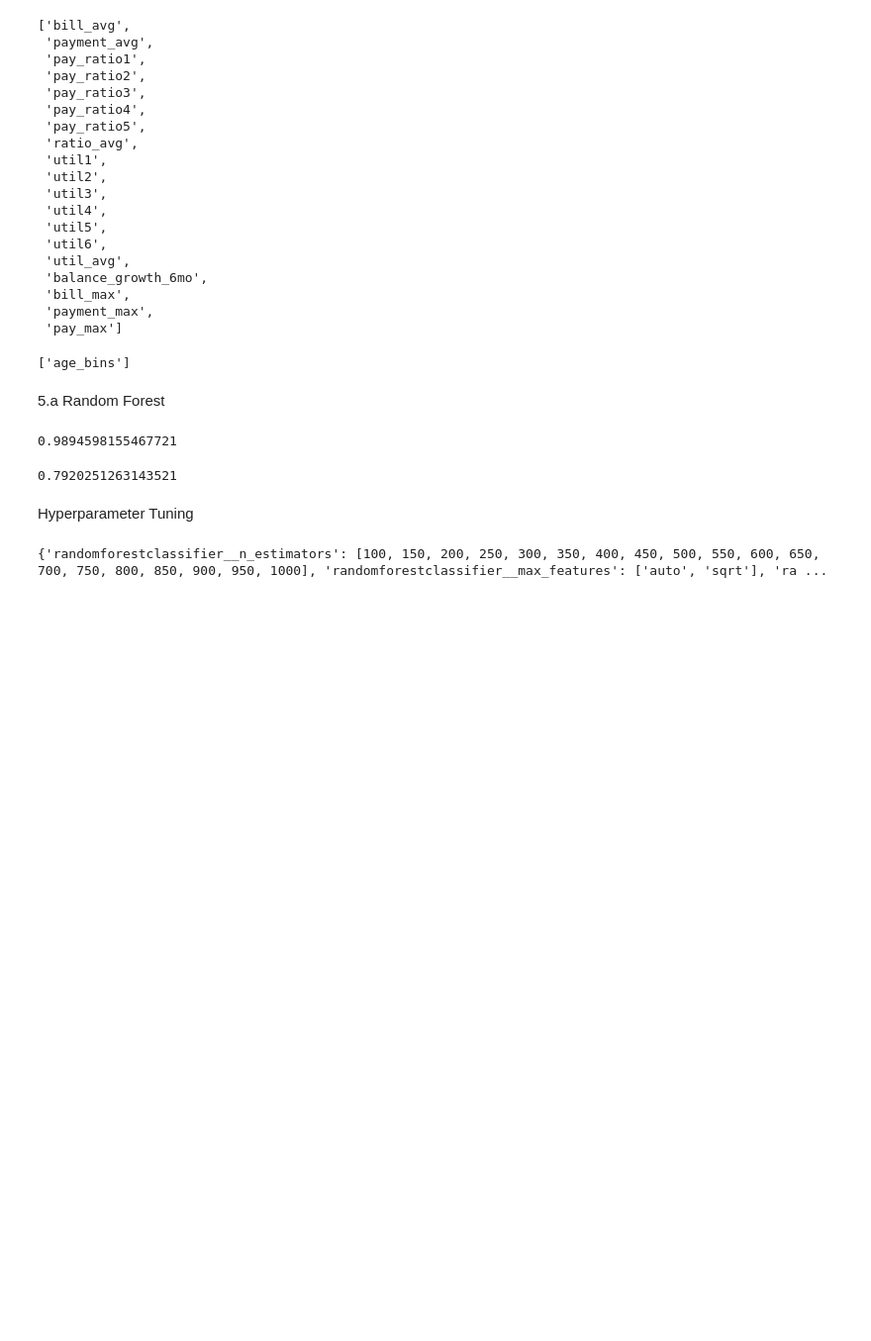
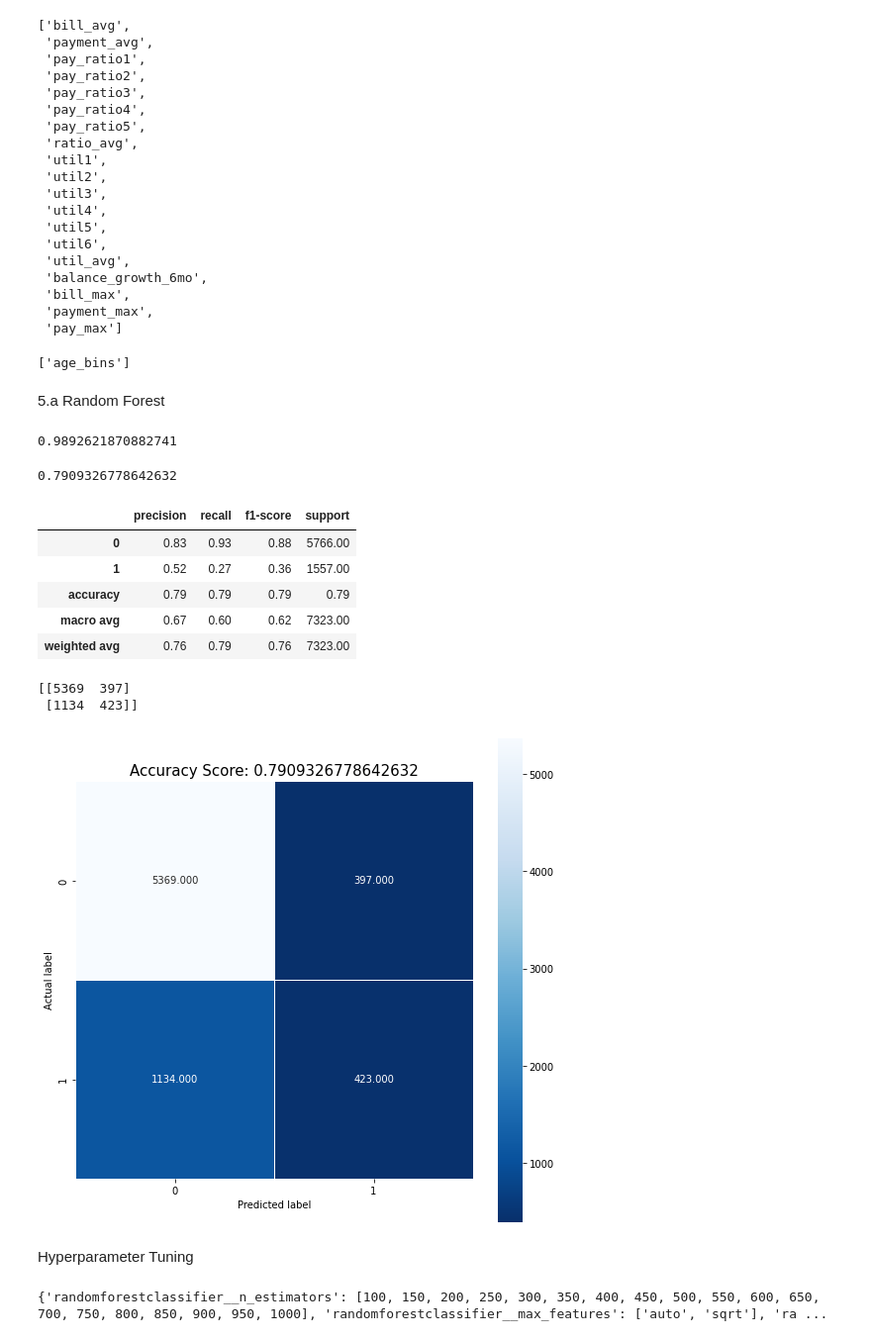
Before and after one commit to zaphodnothingth/nw-msds498-capstone, a Jupyter notebook: 04d1 - required models - RF.ipynb, the cells around one changed output. Shown: that part at 99% size. Cells and saved outputs as stored; diff of their text form; code cells hidden in the pictures; blank space fills up the shorter version.

Commit message:
week 6 focus on modeling

```diff
--- a/04d1 - required models - RF.ipynb
+++ b/04d1 - required models - RF.ipynb
@@ -133,7 +133,7 @@ train data size: (15180, 21)
 test data size: (7323, 21)
 validate data size: (7497, 21)
 # %%
-y_train = ccd_train.drop(columns='DEFAULT')
+X_train = ccd_train.drop(columns='DEFAULT')
 X_test = ccd_test.drop(columns='DEFAULT')
 
 y_train = ccd_train['DEFAULT']
@@ -147,7 +147,7 @@ all_features = all_features.tolist()
 numerical_features = [c for c, dtype in zip(X_train.columns, X_train.dtypes)
                      if dtype.kind in ['i','f']]
 display(numerical_features)
-categorical_features = [c for c, dtype in zip(X_train.columns, y_train.dtypes)
+categorical_features = [c for c, dtype in zip(X_train.columns, X_train.dtypes)
                      if dtype.kind not in ['i','f']]
 display(categorical_features)
 # %% [output]
@@ -202,14 +202,43 @@ preprocessor_best = make_pipeline(preprocessor,
 # %%
 
 RF_Model = make_pipeline(preprocessor_best, RandomForestClassifier(n_estimators = 100))
-RF_Model.fit(y_train, y_train)
-RF_Model.score(y_train, y_train)
+RF_Model.fit(X_train, y_train)
+RF_Model.score(X_train, y_train)
 # %% [output]
-0.9894598155467721
+0.9892621870882741
 # %%
 RF_Model.score(X_test, y_test)
 # %% [output]
-0.7920251263143521
+0.7909326778642632
+# %%
+# Ref: https://medium.com/analytics-vidhya/evaluating-a-random-forest-model-9d165595ad56
+from sklearn.metrics import accuracy_score, confusion_matrix, classification_report
+predictions = RF_Model.predict(X_test)
+score = RF_Model.score(X_test, y_test)
+# print(classification_report(y_test, predictions))
+report = classification_report(y_test, predictions, output_dict=True)
+df = pd.DataFrame(report).transpose()
+display(df.round(2))
+
+cm = confusion_matrix(y_test, predictions)
+print(cm)
+
+plt.figure(figsize=(9,9))
+sns.heatmap(cm, annot=True, fmt=".3f", linewidths=.5, square = True, cmap = 'Blues_r');
+plt.ylabel('Actual label');
+plt.xlabel('Predicted label');
+all_sample_title = 'Accuracy Score: {0}'.format(score)
+plt.title(all_sample_title, size = 15);
+# %% [output]
+|  | precision | recall | f1-score | support |
+| 0 | 0.83 | 0.93 | 0.88 | 5766.00 |
+| 1 | 0.52 | 0.27 | 0.36 | 1557.00 |
+| accuracy | 0.79 | 0.79 | 0.79 | 0.79 |
+| macro avg | 0.67 | 0.60 | 0.62 | 7323.00 |
+| weighted avg | 0.76 | 0.79 | 0.76 | 7323.00 |
+[[5369  397]
+ [1134  423]]
+[figure, added]
 # %% [markdown]
 Hyperparameter Tuning
 # %%
```
Also changed, not shown: 9 other files.
